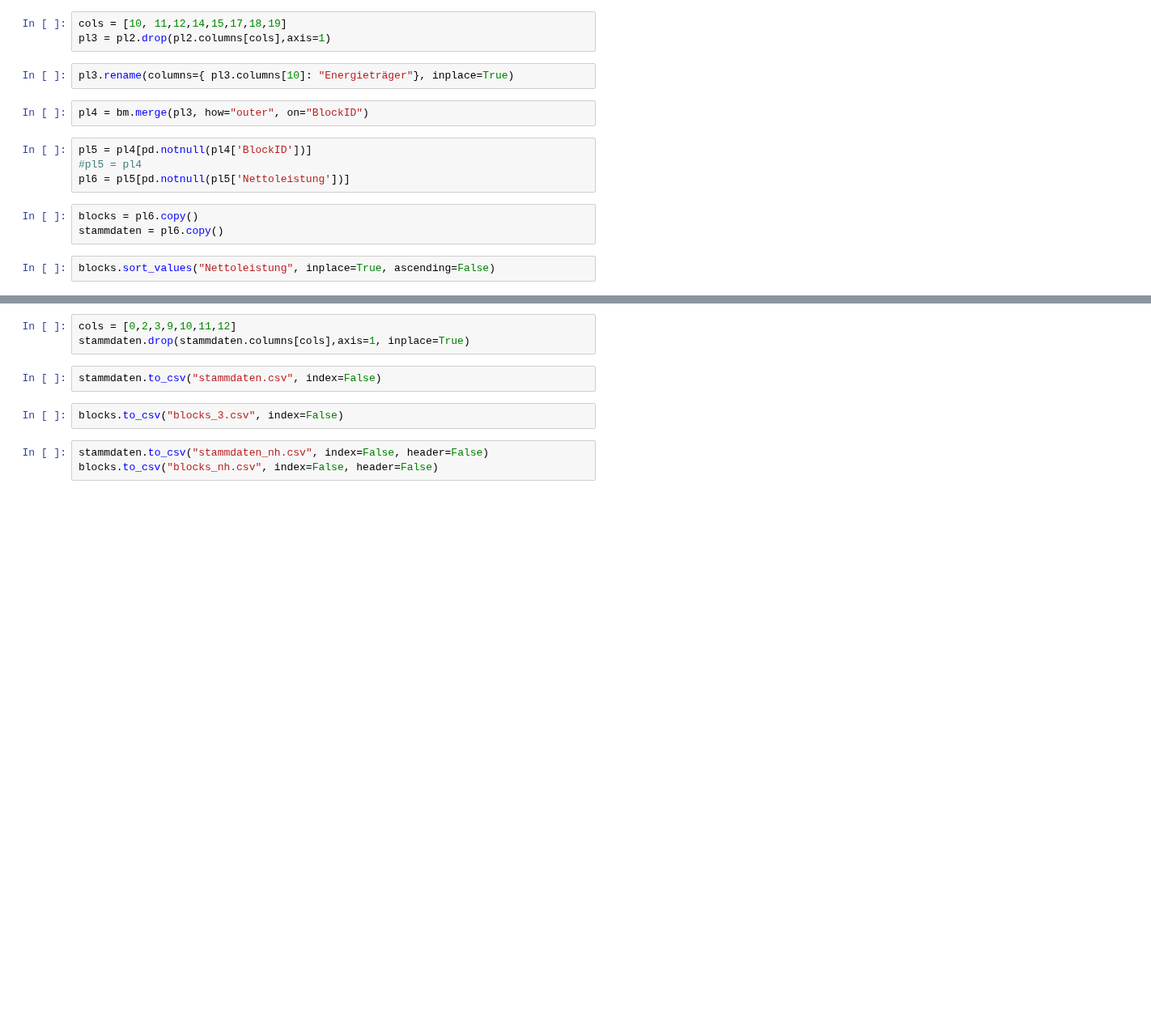
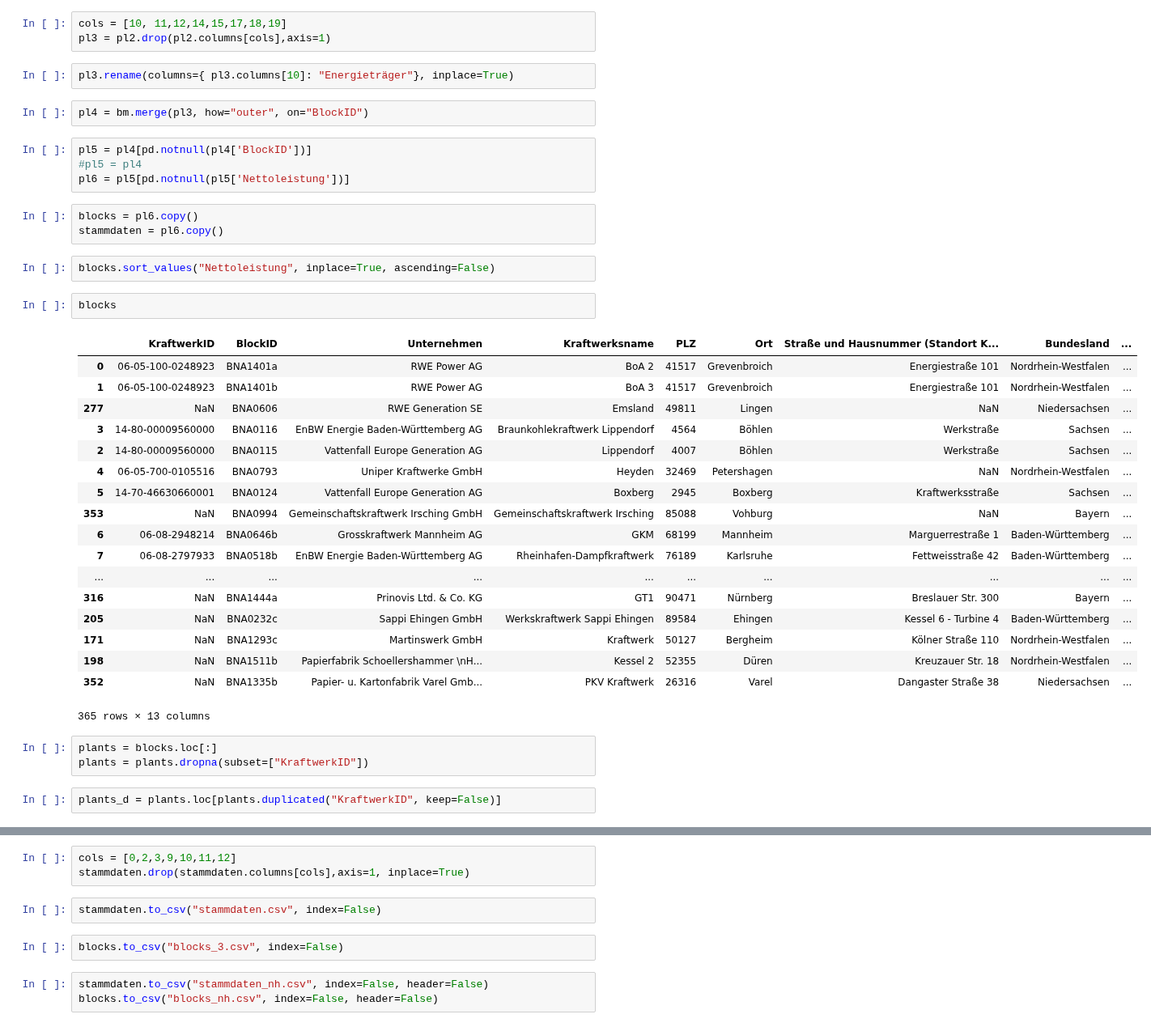
Before and after one commit to sidietz/plantwatch, a Jupyter notebook: toblocks.ipynb, the cells around one changed output, grey strips where cells are left out. Shown at 81% size. Saved outputs shown, nothing was run; the diff lists cells and outputs as text; blank space fills up the shorter version.

```diff
--- a/toblocks.ipynb
+++ b/toblocks.ipynb
@@ -35,3 +35,29 @@ blocks = pl6.copy()
 stammdaten = pl6.copy()
 # %%
 blocks.sort_values("Nettoleistung", inplace=True, ascending=False)
+# %%
+blocks
+# %% [output]
+|  | KraftwerkID | BlockID | Unternehmen | Kraftwerksname | PLZ | Ort | Straße und Hausnummer (Standort K... | Bundesland | ... |
+| 0 | 06-05-100-0248923 | BNA1401a | RWE Power AG | BoA 2 | 41517 | Grevenbroich | Energiestraße 101 | Nordrhein-Westfalen | ... |
+| 1 | 06-05-100-0248923 | BNA1401b | RWE Power AG | BoA 3 | 41517 | Grevenbroich | Energiestraße 101 | Nordrhein-Westfalen | ... |
+| 277 | NaN | BNA0606 | RWE Generation SE | Emsland | 49811 | Lingen | NaN | Niedersachsen | ... |
+| 3 | 14-80-00009560000 | BNA0116 | EnBW Energie Baden-Württemberg AG | Braunkohlekraftwerk Lippendorf | 4564 | Böhlen | Werkstraße | Sachsen | ... |
+| 2 | 14-80-00009560000 | BNA0115 | Vattenfall Europe Generation AG | Lippendorf | 4007 | Böhlen | Werkstraße | Sachsen | ... |
+| 4 | 06-05-700-0105516 | BNA0793 | Uniper Kraftwerke GmbH | Heyden | 32469 | Petershagen | NaN | Nordrhein-Westfalen | ... |
+| 5 | 14-70-46630660001 | BNA0124 | Vattenfall Europe Generation AG | Boxberg | 2945 | Boxberg | Kraftwerksstraße | Sachsen | ... |
+| 353 | NaN | BNA0994 | Gemeinschaftskraftwerk Irsching GmbH | Gemeinschaftskraftwerk Irsching | 85088 | Vohburg | NaN | Bayern | ... |
+| 6 | 06-08-2948214 | BNA0646b | Grosskraftwerk Mannheim AG | GKM | 68199 | Mannheim | Marguerrestraße 1 | Baden-Württemberg | ... |
+| 7 | 06-08-2797933 | BNA0518b | EnBW Energie Baden-Württemberg AG | Rheinhafen-Dampfkraftwerk | 76189 | Karlsruhe | Fettweisstraße 42 | Baden-Württemberg | ... |
+| ... | ... | ... | ... | ... | ... | ... | ... | ... | ... |
+| 316 | NaN | BNA1444a | Prinovis Ltd. & Co. KG | GT1 | 90471 | Nürnberg | Breslauer Str. 300 | Bayern | ... |
+| 205 | NaN | BNA0232c | Sappi Ehingen GmbH | Werkskraftwerk Sappi Ehingen | 89584 | Ehingen | Kessel 6 - Turbine 4 | Baden-Württemberg | ... |
+| 171 | NaN | BNA1293c | Martinswerk GmbH | Kraftwerk | 50127 | Bergheim | Kölner Straße 110 | Nordrhein-Westfalen | ... |
+| 198 | NaN | BNA1511b | Papierfabrik Schoellershammer \nH... | Kessel 2 | 52355 | Düren | Kreuzauer Str. 18 | Nordrhein-Westfalen | ... |
+| 352 | NaN | BNA1335b | Papier- u. Kartonfabrik Varel Gmb... | PKV Kraftwerk | 26316 | Varel | Dangaster Straße 38 | Niedersachsen | ... |
+365 rows × 13 columns
+# %%
+plants = blocks.loc[:]
+plants = plants.dropna(subset=["KraftwerkID"])
+# %%
+plants_d = plants.loc[plants.duplicated("KraftwerkID", keep=False)]
```
Also changed, not shown: parts of 19 cells of this notebook, 18 other files.
